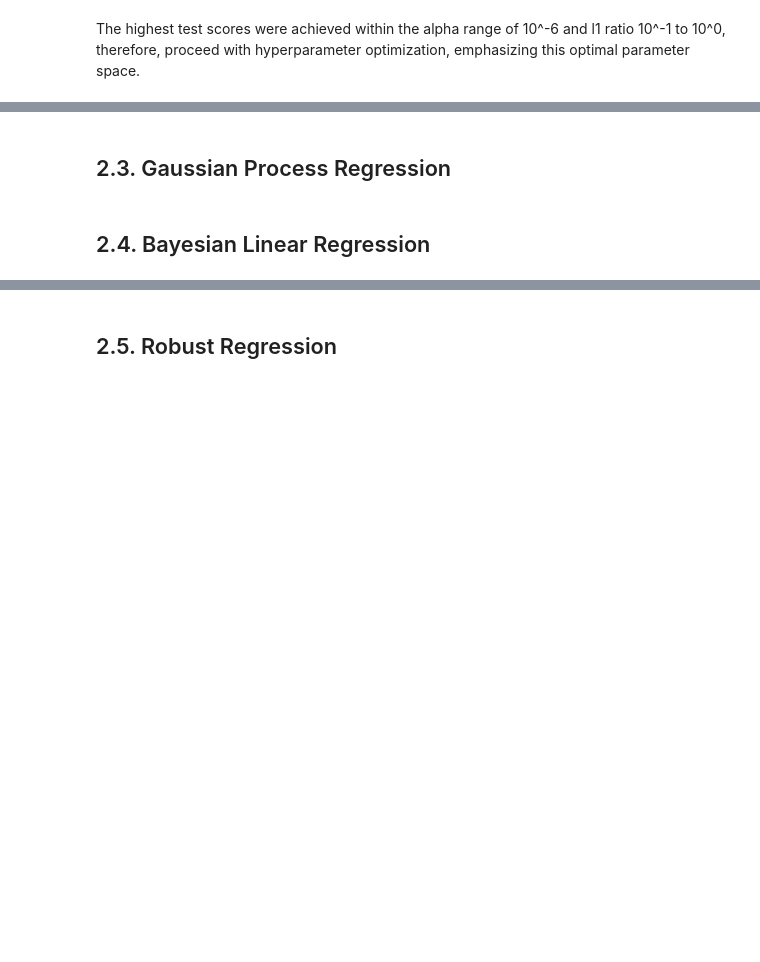
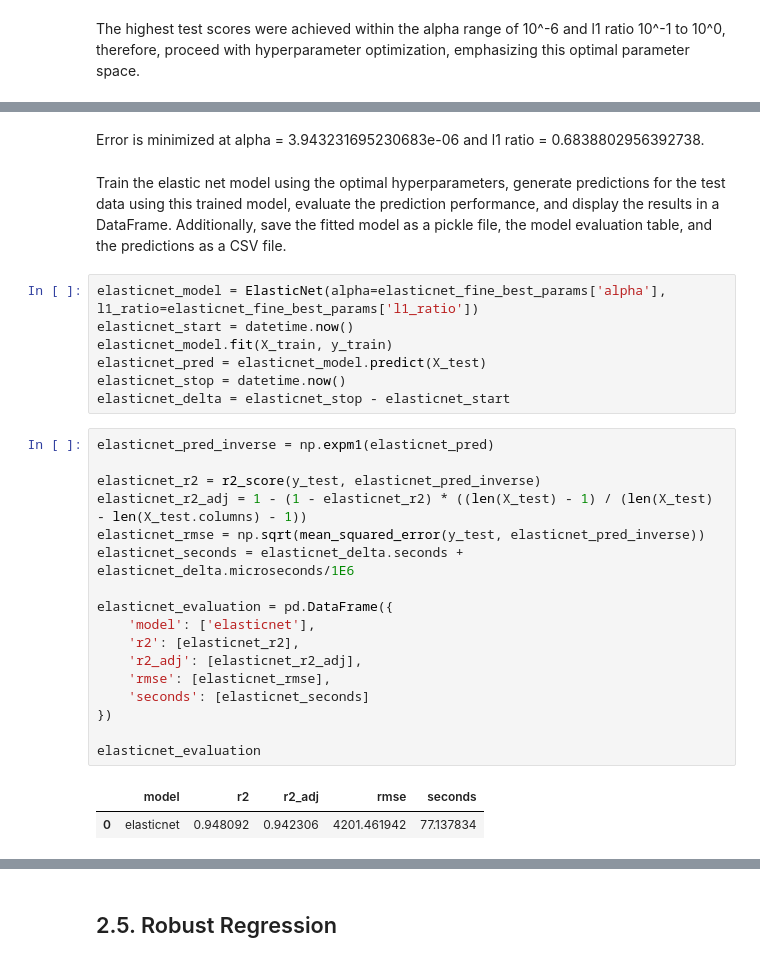
Before and after one commit to JAlbertOfficial/autoscout24-car-price-prediction, a Jupyter notebook: notebooks/3.0-ja-model-train-hyperparameter-tuning.ipynb, the cells around one changed output, grey strips where cells are left out. Cells and saved outputs as stored; diff of their text form; blank space fills up the shorter version.

Commit message:
feat: train elastic net model  with optimal hyperparameters, generate test predictions, evaluate performance, and save results as pkl and csv files

```diff
--- a/notebooks/3.0-ja-model-train-hyperparameter-tuning.ipynb
+++ b/notebooks/3.0-ja-model-train-hyperparameter-tuning.ipynb
@@ -418,4 +418,31 @@ elasticnet_fine_best_params
-# %% [markdown]
-## 2.3. Gaussian Process Regression
-# %% [markdown]
-## 2.4. Bayesian Linear Regression
+# %% [markdown]
+Error is minimized at alpha = 3.943231695230683e-06 and l1 ratio = 0.6838802956392738.
+# %% [markdown]
+Train the elastic net model using the optimal hyperparameters, generate predictions for the test data using this trained model, evaluate the prediction performance, and display the results in a DataFrame. Additionally, save the fitted model as a pickle file, the model evaluation table, and the predictions as a CSV file.
+# %%
+elasticnet_model = ElasticNet(alpha=elasticnet_fine_best_params['alpha'], l1_ratio=elasticnet_fine_best_params['l1_ratio'])
+elasticnet_start = datetime.now()
+elasticnet_model.fit(X_train, y_train)
+elasticnet_pred = elasticnet_model.predict(X_test)
+elasticnet_stop = datetime.now()
+elasticnet_delta = elasticnet_stop - elasticnet_start
+# %%
+elasticnet_pred_inverse = np.expm1(elasticnet_pred)
+
+elasticnet_r2 = r2_score(y_test, elasticnet_pred_inverse)
+elasticnet_r2_adj = 1 - (1 - elasticnet_r2) * ((len(X_test) - 1) / (len(X_test) - len(X_test.columns) - 1))
+elasticnet_rmse = np.sqrt(mean_squared_error(y_test, elasticnet_pred_inverse))
+elasticnet_seconds = elasticnet_delta.seconds + elasticnet_delta.microseconds/1E6
+
+elasticnet_evaluation = pd.DataFrame({
+    'model': ['elasticnet'],
+    'r2': [elasticnet_r2],
+    'r2_adj': [elasticnet_r2_adj],
+    'rmse': [elasticnet_rmse],
+    'seconds': [elasticnet_seconds]
+})
+
+elasticnet_evaluation
+# %% [output]
+|  | model | r2 | r2_adj | rmse | seconds |
+| 0 | elasticnet | 0.948092 | 0.942306 | 4201.461942 | 77.137834 |
```
Also changed, not shown: parts of 5 cells of this notebook, 3 other files.
